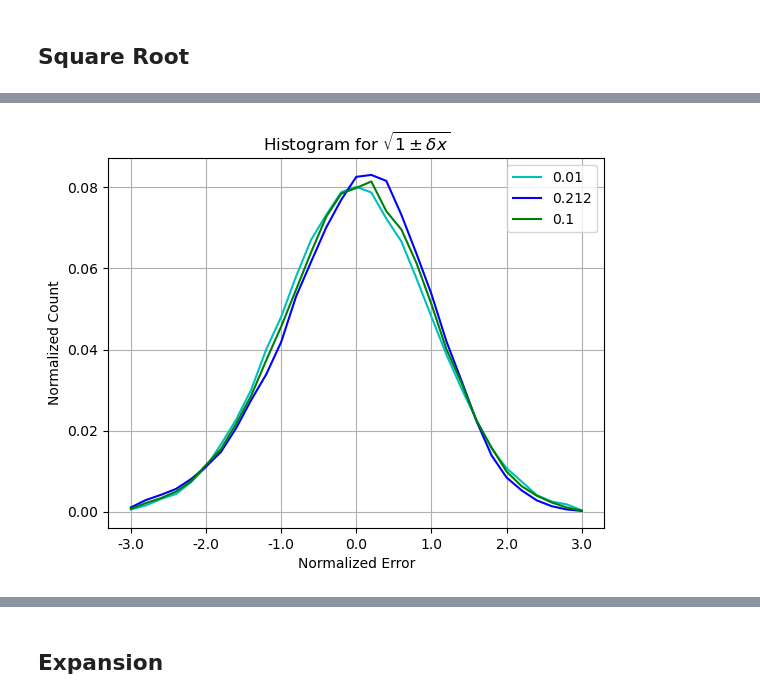
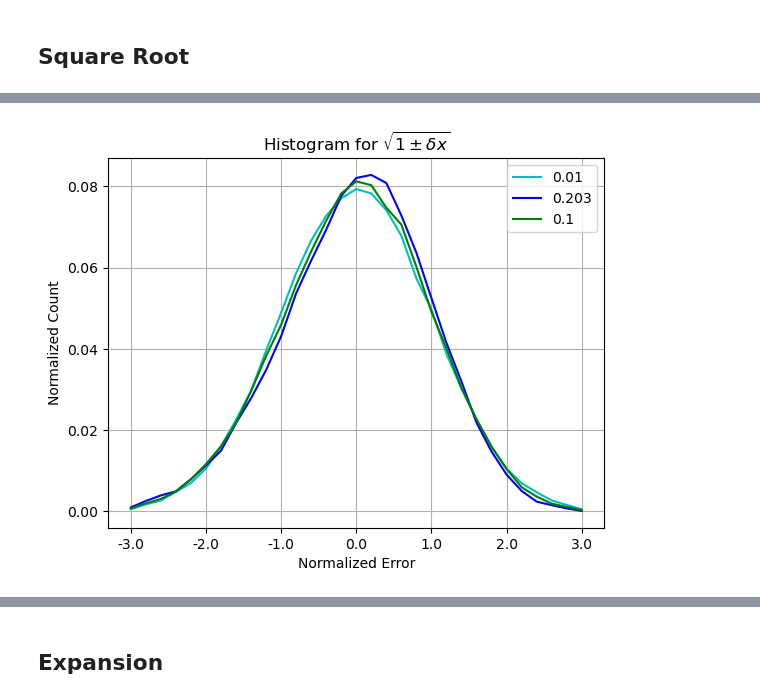
Before and after one commit to Chengpu0707/VarianceArithmetic, a Jupyter notebook: IPyNb/ConvergeEdge.ipynb, the cells around one changed output, grey strips where cells are left out. Saved outputs shown, nothing was run; the diff lists cells and outputs as text; code cells hidden in the pictures.

```diff
--- a/IPyNb/ConvergeEdge.ipynb
+++ b/IPyNb/ConvergeEdge.ipynb
@@ -185,7 +184,7 @@ array([1.00e-04, 2.00e-04, 5.00e-04, 1.00e-03, 2.00e-03, 5.00e-03,
 # %%
-PlotHisto(topic=r'$\sqrt{1 \pm \delta x}$', sInput={0.212: 'b-', 0.1: 'g-', 0.01: 'c-'})
+PlotHisto(topic=r'$\sqrt{1 \pm \delta x}$', sInput={0.203: 'b-', 0.1: 'g-', 0.01: 'c-'})
 # %% [output]
-[figure, old version]
+[figure, new version]
 # %%
 PlotCompare(topic=r'$\sqrt{1 \pm \delta x}$')
 # %% [output]
```
Also changed, not shown: parts of 23 cells of this notebook, 3 other files.
